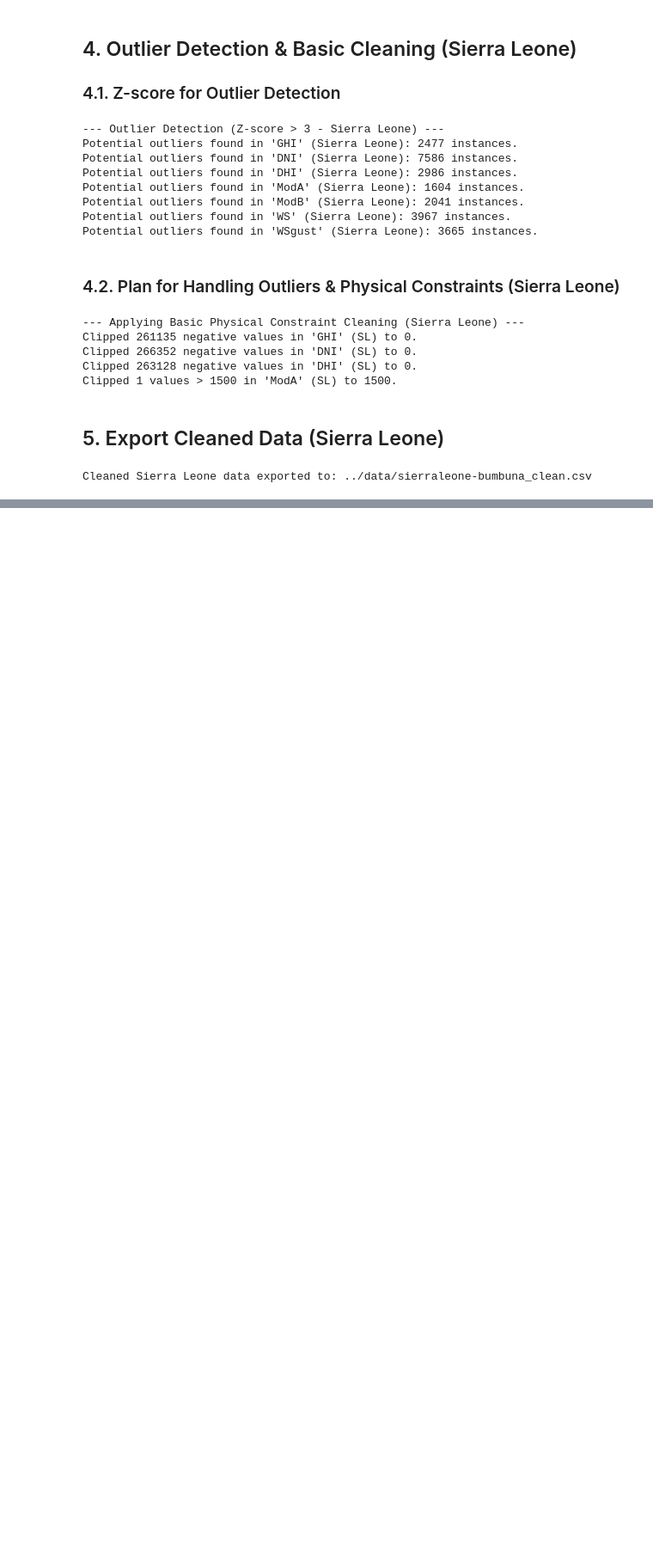
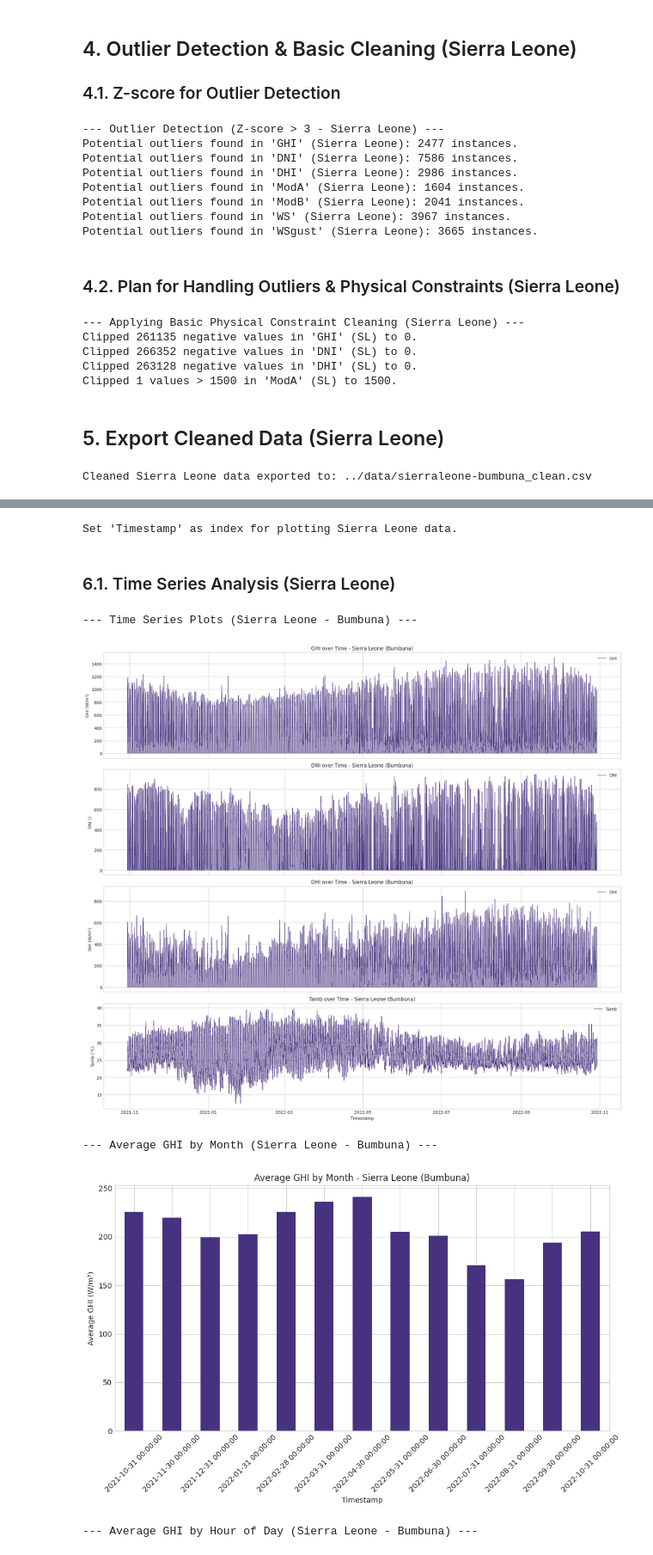
Before and after one commit to Nama21yo/solar-challenge-week0, a Jupyter notebook: notebooks/sierraleone_eda.ipynb, the cells around one changed output, grey strips where cells are left out. Shown at 86% size. Cells and saved outputs as stored; diff of their text form; code cells hidden in the pictures; blank space fills up the shorter version.

Commit message:
feat(eda-sierraleone): complete EDA visualizations and draft findings for Bumbuna

```diff
--- a/notebooks/sierraleone_eda.ipynb
+++ b/notebooks/sierraleone_eda.ipynb
@@ -327,0 +330,66 @@ Cleaned Sierra Leone data exported to: ../data/sierraleone-bumbuna_clean.csv
+# %%
+if 'df_cleaned_sl' in locals() and df_cleaned_sl is not None and 'Timestamp' in df_cleaned_sl.columns:
+    if pd.api.types.is_datetime64_any_dtype(df_cleaned_sl['Timestamp']):
+        df_plot_sl = df_cleaned_sl.set_index('Timestamp').copy()
+        print("Set 'Timestamp' as index for plotting Sierra Leone data.")
+    else:
+        print("Warning: 'Timestamp' column (Sierra Leone) is not datetime.")
+        df_plot_sl = df_cleaned_sl.copy()
+elif 'df_cleaned_sl' in locals() and df_cleaned_sl is not None:
+    print("Warning: 'Timestamp' column not found in df_cleaned_sl.")
+    df_plot_sl = df_cleaned_sl.copy()
+else:
+    print("Cleaned DataFrame for Sierra Leone ('df_cleaned_sl') not available. Skipping EDA setup.")
+    df_plot_sl = None
+# %% [output]
+Set 'Timestamp' as index for plotting Sierra Leone data.
+# %% [markdown]
+### 6.1. Time Series Analysis (Sierra Leone)
+# %%
+if df_plot_sl is not None and isinstance(df_plot_sl.index, pd.DatetimeIndex):
+    print("--- Time Series Plots (Sierra Leone - Bumbuna) ---")
+    cols_to_plot_ts_sl = ['GHI', 'DNI', 'DHI', 'Tamb']
+    valid_cols_ts_sl = [col for col in cols_to_plot_ts_sl if col in df_plot_sl.columns]
+
+    if valid_cols_ts_sl:
+        num_plots = len(valid_cols_ts_sl)
+        fig, axes = plt.subplots(num_plots, 1, figsize=(18, 4 * num_plots), sharex=True)
+        if num_plots == 1: axes = [axes]
+        for i, col in enumerate(valid_cols_ts_sl):
+            sns.lineplot(data=df_plot_sl, x=df_plot_sl.index, y=col, ax=axes[i], label=col, errorbar=None, linewidth=0.8)
+            axes[i].set_ylabel(f"{col} ({'W/m²' if 'HI' in col else '°C' if 'Tamb' in col else ''})")
+            axes[i].set_title(f"{col} over Time - Sierra Leone (Bumbuna)")
+            axes[i].legend()
+        plt.xlabel("Timestamp")
+        plt.tight_layout()
+        plt.show()
+    else:
+        print(f"None of the specified columns for time series plotting ({cols_to_plot_ts_sl}) are available in Sierra Leone data.")
+
+    if 'GHI' in df_plot_sl.columns and df_plot_sl.index.month.nunique() > 1:
+        print("\n--- Average GHI by Month (Sierra Leone - Bumbuna) ---")
+        monthly_avg_ghi_sl = df_plot_sl['GHI'].resample('M').mean()
+        if not monthly_avg_ghi_sl.empty:
+            monthly_avg_ghi_sl.plot(kind='bar', figsize=(12, 6))
+            plt.title("Average GHI by Month - Sierra Leone (Bumbuna)")
+            plt.ylabel("Average GHI (W/m²)")
+            plt.xticks(rotation=45)
+            plt.show()
+
+    if 'GHI' in df_plot_sl.columns:
+        print("\n--- Average GHI by Hour of Day (Sierra Leone - Bumbuna) ---")
+        hourly_avg_ghi_sl = df_plot_sl.groupby(df_plot_sl.index.hour)['GHI'].mean()
+        if not hourly_avg_ghi_sl.empty:
+            hourly_avg_ghi_sl.plot(kind='bar', figsize=(12, 6))
+            plt.title("Average GHI by Hour of Day - Sierra Leone (Bumbuna)")
+            plt.xlabel("Hour of Day (0-23)")
+            plt.ylabel("Average GHI (W/m²)")
+            plt.show()
+else:
+    print("Plotting DataFrame for Sierra Leone (df_plot_sl) not available or Timestamp index not set correctly. Skipping Time Series Analysis.")
+# %% [output]
+--- Time Series Plots (Sierra Leone - Bumbuna) ---
+[figure, added]
+--- Average GHI by Month (Sierra Leone - Bumbuna) ---
+[figure, added]
+--- Average GHI by Hour of Day (Sierra Leone - Bumbuna) ---
```
Also changed, not shown: parts of 17 cells of this notebook.
